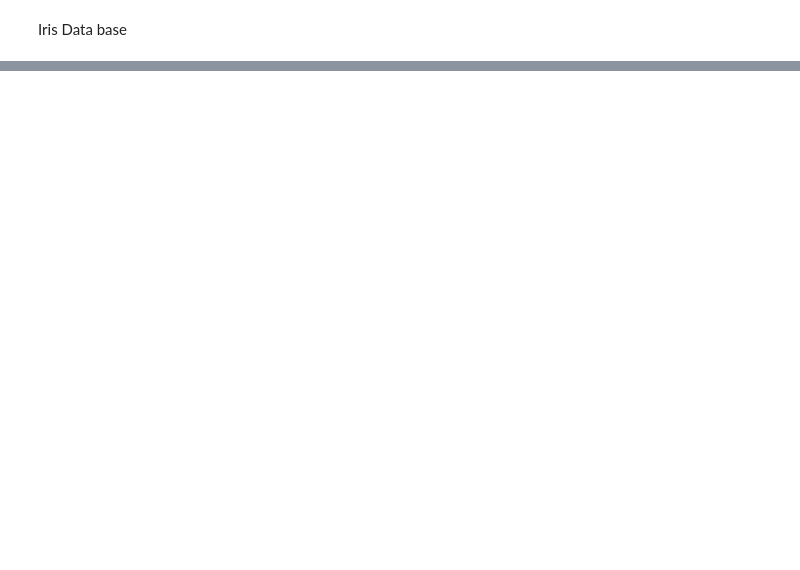
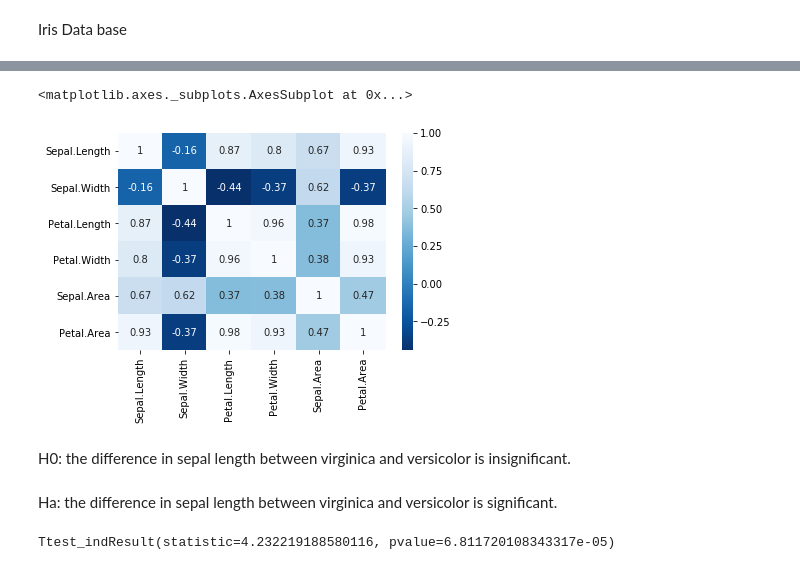
Before and after one commit to Mattsantos541/ds-methodologies-exercises, a Jupyter notebook: Classification/classification_exercises.ipynb, the cells around one changed output, grey strips where cells are left out. Drawn from its saved outputs; the diff is of its cells as text; code cells hidden in the pictures; blank space fills up the shorter version.

```diff
--- a/Classification/classification_exercises.ipynb
+++ b/Classification/classification_exercises.ipynb
@@ -168,0 +206,19 @@ Is the sepal length significantly different in virginica compared to versicolor?
+# %%
+#Create a heatmap of each variable layering correlation coefficient on top.
+sns.heatmap(train_df.corr(),annot=True,cmap='Blues_r')
+# %% [output]
+<matplotlib.axes._subplots.AxesSubplot at 0x...>
+[figure, added]
+# %% [markdown]
+H0: the difference in sepal length between virginica and versicolor is insignificant.
+# %% [markdown]
+Ha: the difference in sepal length between virginica and versicolor is significant.
+# %%
+import scipy as sp
+import numpy as np
+
+sp.stats.ttest_ind(
+    train_df[train_df['Species'] == 'virginica']['Sepal.Length'].dropna(),
+    train_df[train_df['Species'] == 'versicolor']['Sepal.Length'].dropna())
+# %% [output]
+Ttest_indResult(statistic=4.232219188580116, pvalue=6.811720108343317e-05)
```
Also changed, not shown: parts of 19 cells of this notebook, 2 other files.
